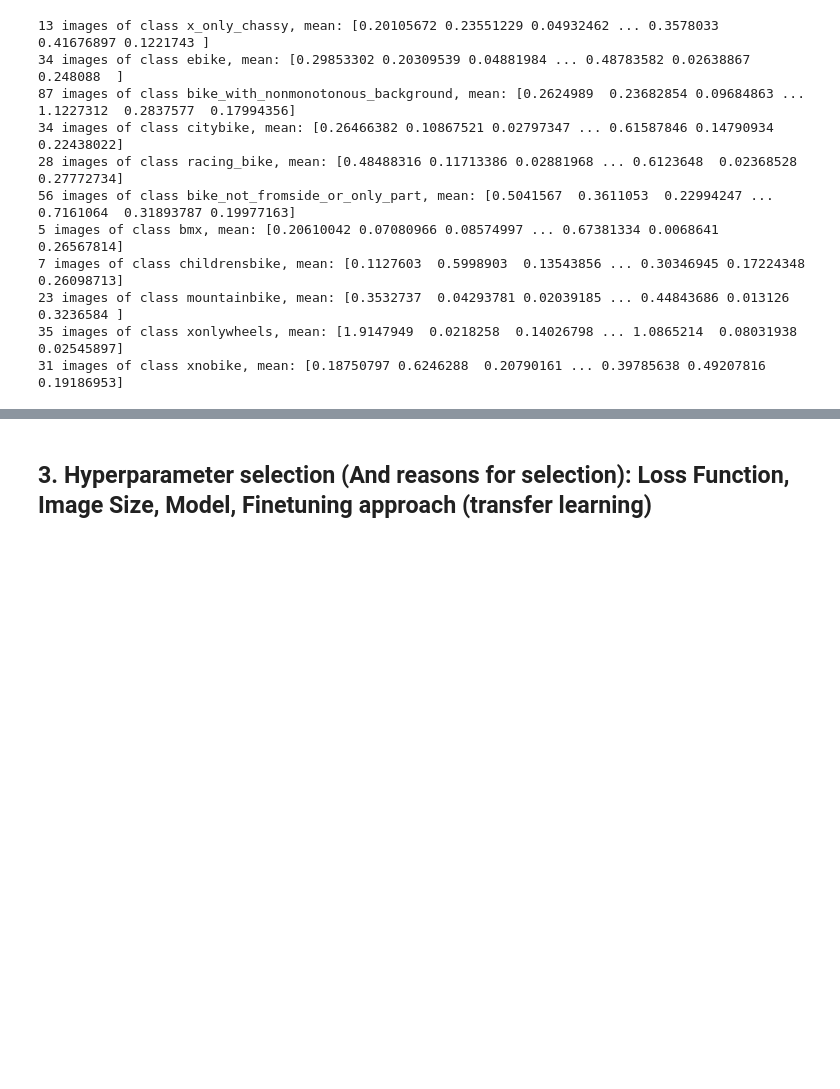
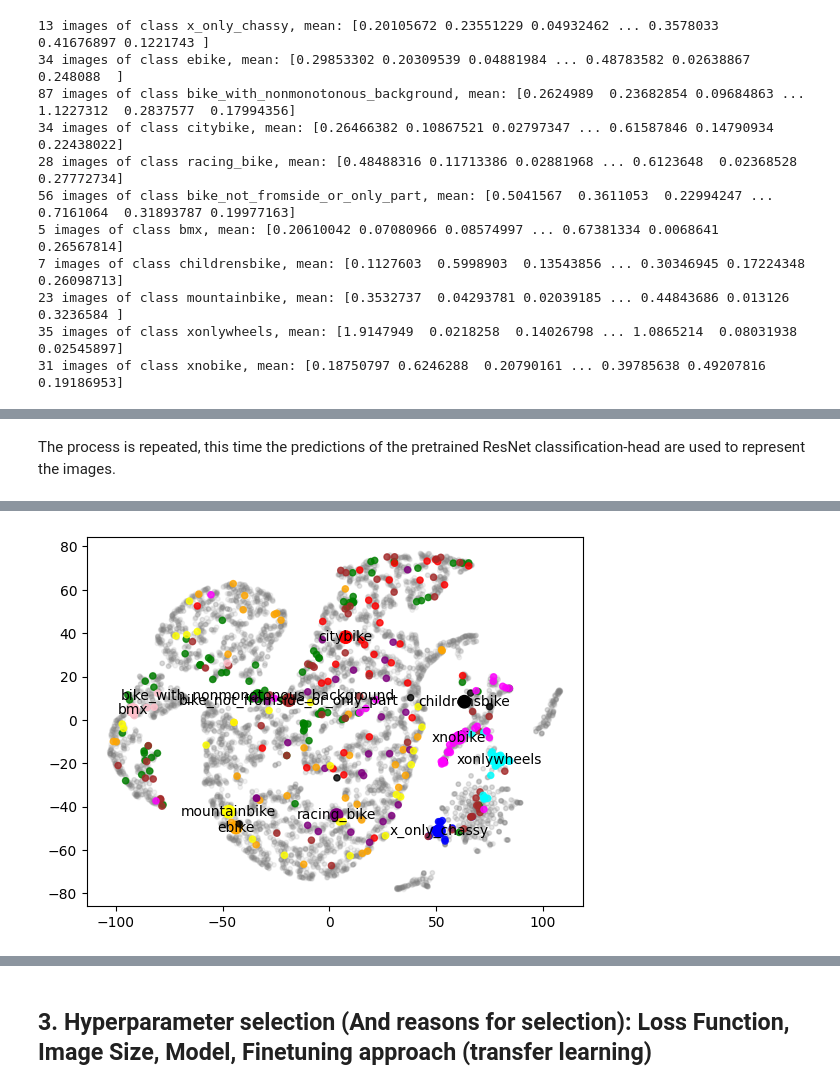
Before and after one commit to AmosDinh/BikePricePredict, a Jupyter notebook: FirstDraft.ipynb, the cells around one changed output, grey strips where cells are left out. Cells and saved outputs as stored; diff of their text form; code cells hidden in the pictures; blank space fills up the shorter version.

```diff
--- a/FirstDraft.ipynb
+++ b/FirstDraft.ipynb
@@ -156,3 +156,4 @@ The webscraping process does not ensure that only unique images are loaded.
 # Load  pretrained ResNet50 model, was pretrained on 1000 class imagenet
 base_model = ResNet50(weights='imagenet')
 model = Model(inputs=base_model.input, outputs=base_model.get_layer('avg_pool').output)
+model_clf_head = Model(inputs=base_model.get_layer('avg_pool').output, outputs=base_model.get_layer('predictions').output)
@@ -367,0 +392,49 @@ With TSNE a high-dimensional space can be reduced to a lower one. This reduced m
+# %% [markdown]
+The process is repeated, this time the predictions of the pretrained ResNet classification-head are used to represent the images.
+# %%
+# get some approximate visualization using TSNE, this time with the pretrained classification-head
+from sklearn.manifold import TSNE
+
+
+tsne = TSNE(n_components=2)
+
+embeddings_subset_keys = np.random.choice(list(embeddings.keys()), 10000) # use only subset of embeddings to reduce compute time
+embeddings_subset = [embeddings[p]['embedding'] for p in embeddings_subset_keys]
+
+
+labels = [''] * len(embeddings_subset)
+colors = ['grey'] * len(embeddings_subset)
+sizes = [10] * len(embeddings_subset)
+alphas = [0.1] * len(embeddings_subset)
+
+matplotlib_colors = ['Blue', 'Orange', 'Green', 'Red', 'Purple', 'Brown', 'Pink', 'Black', 'Yellow', 'Cyan', 'Magenta', 'Teal']
+
+class_embeddings = np.array([])
+for i,(cls_name, cls) in enumerate(image_classes.items()):
+  mean_embedding = [cls['mean_embedding']]
+  embd = cls['embeddings']
+
+  if len(class_embeddings) ==0:
+    class_embeddings = np.concatenate([mean_embedding,embd])
+  else:
+    class_embeddings = np.concatenate([class_embeddings,mean_embedding,embd])
+
+  labels += [cls_name] +['']*len(embd)
+  colors += [matplotlib_colors[i]] * (1+len(embd))
+  sizes += [80]+ [20] * (len(embd))
+  alphas += [1]+ [0.8] * (len(embd))
+
+
+
+embeddings_subset = np.concatenate([embeddings_subset, class_embeddings])
+
+embeddings_subset = np.array(embeddings_subset)
+embeddings_predictions = model_clf_head.predict(embeddings_subset)
+embeddings_2d_clfhead = tsne.fit_transform(embeddings_predictions)
+
+# plot
+print(len(sizes), len(embeddings_2d_clfhead))
+plt.scatter(embeddings_2d_clfhead[:, 0], embeddings_2d_clfhead[:, 1], c=colors, s=sizes,alpha=alphas)
+for i, label in enumerate(labels):
+    plt.text(embeddings_2d_clfhead[i, 0], embeddings_2d_clfhead[i, 1], label, ha='center', va='center')
+# %% [output]
@@ -367,0 +443 @@ With TSNE a high-dimensional space can be reduced to a lower one. This reduced m
+[figure, added]
```
Also changed, not shown: parts of 11 cells of this notebook.
